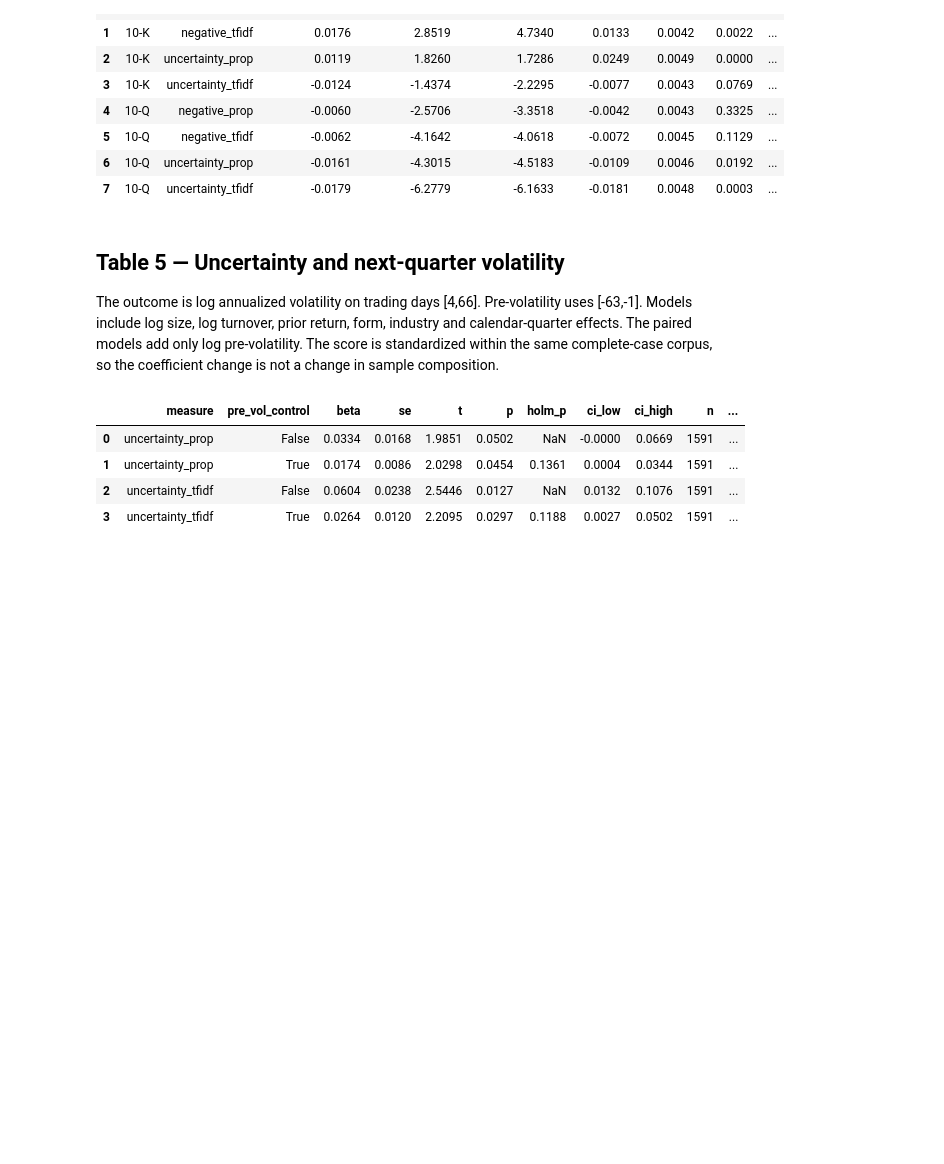
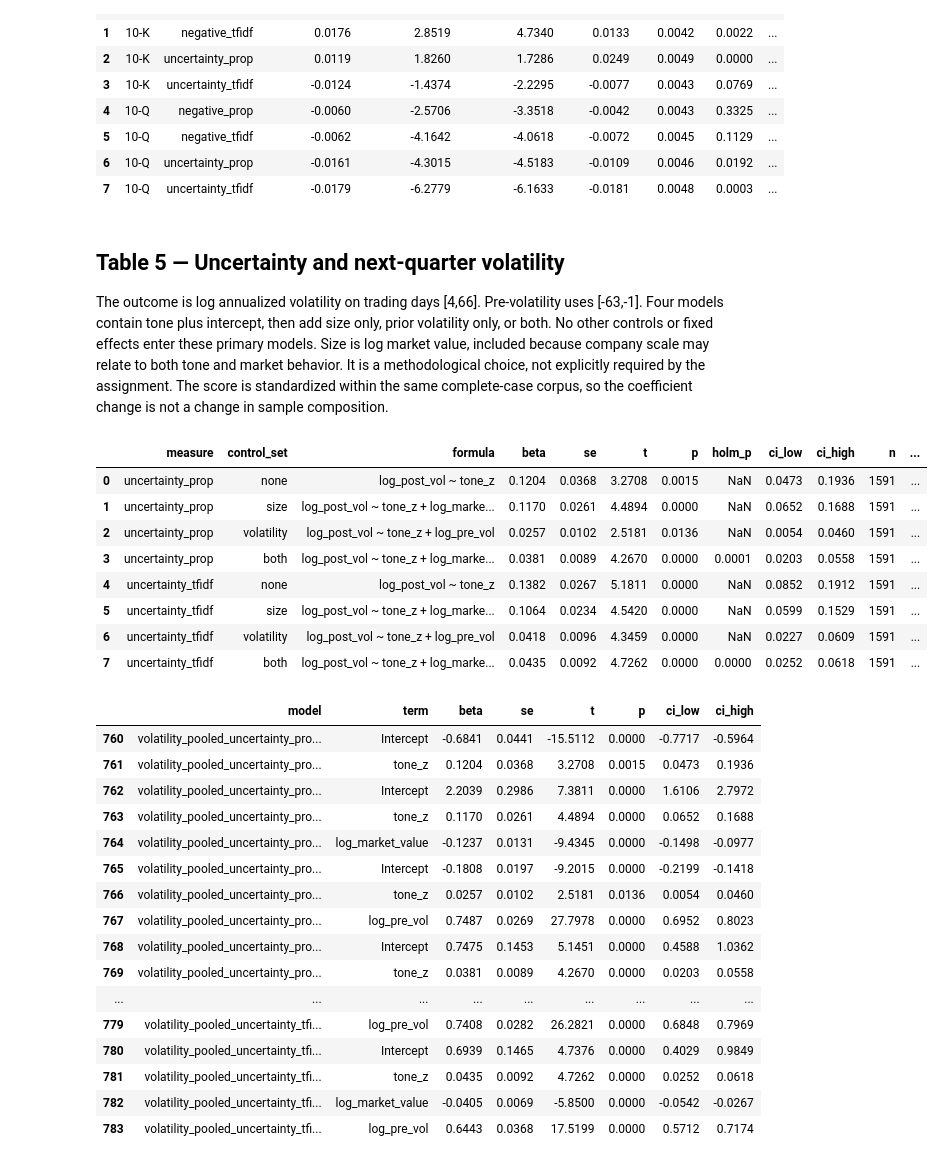
Before and after one commit to victor4628/FRE7871-NLP, a Jupyter notebook: assignment1.ipynb, the cells around one changed output. Saved outputs shown, nothing was run; the diff lists cells and outputs as text; code cells hidden in the pictures; blank space fills up the shorter version.

```diff
--- a/assignment1.ipynb
+++ b/assignment1.ipynb
@@ -199,16 +197,39 @@ display(t4[['form','measure','aggregate_beta','aggregate_ols_t','aggregate_hac_t
 | 7 | 10-Q | uncertainty_tfidf | -0.0179 | -6.2779 | -6.1633 | -0.0181 | 0.0048 | 0.0003 | ... |
 # %% [markdown]
 ## Table 5 — Uncertainty and next-quarter volatility
-The outcome is log annualized volatility on trading days [4,66]. Pre-volatility uses [-63,-1]. Models include log size, log turnover, prior return, form, industry and calendar-quarter effects. The paired models add only log pre-volatility. The score is standardized within the same complete-case corpus, so the coefficient change is not a change in sample composition.
+The outcome is log annualized volatility on trading days [4,66]. Pre-volatility uses [-63,-1]. Four models contain tone plus intercept, then add size only, prior volatility only, or both. No other controls or fixed effects enter these primary models. Size is log market value, included because company scale may relate to both tone and market behavior. It is a methodological choice, not explicitly required by the assignment. The score is standardized within the same complete-case corpus, so the coefficient change is not a change in sample composition.
 # %%
 t5=pd.read_csv(RESULTS/'table5.csv')
-display(t5[['measure','pre_vol_control','beta','se','t','p','holm_p','ci_low','ci_high','n','firms','corpus']])
+display(t5[['measure','control_set','formula','beta','se','t','p','holm_p','ci_low','ci_high','n','firms','corpus']])
 assert t5.groupby('measure').corpus.nunique().eq(1).all()
+c=pd.read_csv(RESULTS/'all_regression_coefficients.csv')
+display(c.loc[c.model.isin(t5.model)])
 # %% [output]
-|  | measure | pre_vol_control | beta | se | t | p | holm_p | ci_low | ci_high | n | ... |
-| 0 | uncertainty_prop | False | 0.0334 | 0.0168 | 1.9851 | 0.0502 | NaN | -0.0000 | 0.0669 | 1591 | ... |
-| 1 | uncertainty_prop | True | 0.0174 | 0.0086 | 2.0298 | 0.0454 | 0.1361 | 0.0004 | 0.0344 | 1591 | ... |
-| 2 | uncertainty_tfidf | False | 0.0604 | 0.0238 | 2.5446 | 0.0127 | NaN | 0.0132 | 0.1076 | 1591 | ... |
-| 3 | uncertainty_tfidf | True | 0.0264 | 0.0120 | 2.2095 | 0.0297 | 0.1188 | 0.0027 | 0.0502 | 1591 | ... |
+|  | measure | control_set | formula | beta | se | t | p | holm_p | ci_low | ci_high | n | ... |
+| 0 | uncertainty_prop | none | log_post_vol ~ tone_z | 0.1204 | 0.0368 | 3.2708 | 0.0015 | NaN | 0.0473 | 0.1936 | 1591 | ... |
+| 1 | uncertainty_prop | size | log_post_vol ~ tone_z + log_marke... | 0.1170 | 0.0261 | 4.4894 | 0.0000 | NaN | 0.0652 | 0.1688 | 1591 | ... |
+| 2 | uncertainty_prop | volatility | log_post_vol ~ tone_z + log_pre_vol | 0.0257 | 0.0102 | 2.5181 | 0.0136 | NaN | 0.0054 | 0.0460 | 1591 | ... |
+| 3 | uncertainty_prop | both | log_post_vol ~ tone_z + log_marke... | 0.0381 | 0.0089 | 4.2670 | 0.0000 | 0.0001 | 0.0203 | 0.0558 | 1591 | ... |
+| 4 | uncertainty_tfidf | none | log_post_vol ~ tone_z | 0.1382 | 0.0267 | 5.1811 | 0.0000 | NaN | 0.0852 | 0.1912 | 1591 | ... |
+| 5 | uncertainty_tfidf | size | log_post_vol ~ tone_z + log_marke... | 0.1064 | 0.0234 | 4.5420 | 0.0000 | NaN | 0.0599 | 0.1529 | 1591 | ... |
+| 6 | uncertainty_tfidf | volatility | log_post_vol ~ tone_z + log_pre_vol | 0.0418 | 0.0096 | 4.3459 | 0.0000 | NaN | 0.0227 | 0.0609 | 1591 | ... |
+| 7 | uncertainty_tfidf | both | log_post_vol ~ tone_z + log_marke... | 0.0435 | 0.0092 | 4.7262 | 0.0000 | 0.0000 | 0.0252 | 0.0618 | 1591 | ... |
+|  | model | term | beta | se | t | p | ci_low | ci_high |
+| 760 | volatility_pooled_uncertainty_pro... | Intercept | -0.6841 | 0.0441 | -15.5112 | 0.0000 | -0.7717 | -0.5964 |
+| 761 | volatility_pooled_uncertainty_pro... | tone_z | 0.1204 | 0.0368 | 3.2708 | 0.0015 | 0.0473 | 0.1936 |
+| 762 | volatility_pooled_uncertainty_pro... | Intercept | 2.2039 | 0.2986 | 7.3811 | 0.0000 | 1.6106 | 2.7972 |
+| 763 | volatility_pooled_uncertainty_pro... | tone_z | 0.1170 | 0.0261 | 4.4894 | 0.0000 | 0.0652 | 0.1688 |
+| 764 | volatility_pooled_uncertainty_pro... | log_market_value | -0.1237 | 0.0131 | -9.4345 | 0.0000 | -0.1498 | -0.0977 |
+| 765 | volatility_pooled_uncertainty_pro... | Intercept | -0.1808 | 0.0197 | -9.2015 | 0.0000 | -0.2199 | -0.1418 |
+| 766 | volatility_pooled_uncertainty_pro... | tone_z | 0.0257 | 0.0102 | 2.5181 | 0.0136 | 0.0054 | 0.0460 |
+| 767 | volatility_pooled_uncertainty_pro... | log_pre_vol | 0.7487 | 0.0269 | 27.7978 | 0.0000 | 0.6952 | 0.8023 |
+| 768 | volatility_pooled_uncertainty_pro... | Intercept | 0.7475 | 0.1453 | 5.1451 | 0.0000 | 0.4588 | 1.0362 |
+| 769 | volatility_pooled_uncertainty_pro... | tone_z | 0.0381 | 0.0089 | 4.2670 | 0.0000 | 0.0203 | 0.0558 |
+| ... | ... | ... | ... | ... | ... | ... | ... | ... |
+| 779 | volatility_pooled_uncertainty_tfi... | log_pre_vol | 0.7408 | 0.0282 | 26.2821 | 0.0000 | 0.6848 | 0.7969 |
+| 780 | volatility_pooled_uncertainty_tfi... | Intercept | 0.6939 | 0.1465 | 4.7376 | 0.0000 | 0.4029 | 0.9849 |
+| 781 | volatility_pooled_uncertainty_tfi... | tone_z | 0.0435 | 0.0092 | 4.7262 | 0.0000 | 0.0252 | 0.0618 |
+| 782 | volatility_pooled_uncertainty_tfi... | log_market_value | -0.0405 | 0.0069 | -5.8500 | 0.0000 | -0.0542 | -0.0267 |
+| 783 | volatility_pooled_uncertainty_tfi... | log_pre_vol | 0.6443 | 0.0368 | 17.5199 | 0.0000 | 0.5712 | 0.7174 |
 # %% [markdown]
 ## Table 6 — Sentiment and filing-period excess returns
```
Also changed, not shown: parts of 9 cells of this notebook, 11 other files.
